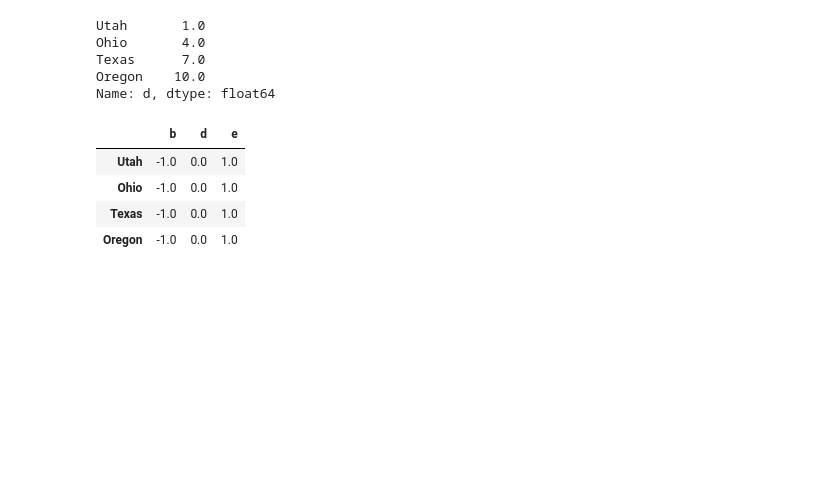
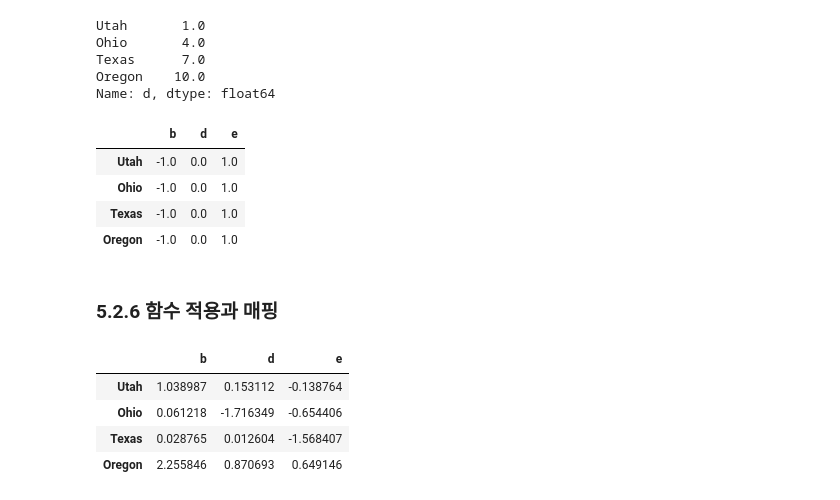
Before and after one commit to Parkseojin2001/Pandas-study, a Jupyter notebook: Pandas/Chapter5.ipynb, the cells around one changed output. Saved outputs shown, nothing was run; the diff lists cells and outputs as text; code cells hidden in the pictures; blank space fills up the shorter version.

```diff
--- a/Pandas/Chapter5.ipynb
+++ b/Pandas/Chapter5.ipynb
@@ -1110,3 +1110,16 @@ frame.sub(series3, axis = 'index')
 | Ohio | -1.0 | 0.0 | 1.0 |
 | Texas | -1.0 | 0.0 | 1.0 |
 | Oregon | -1.0 | 0.0 | 1.0 |
+# %% [markdown]
+### 5.2.6 함수 적용과 매핑
+# %%
+frame = pd.DataFrame(np.random.randn(4, 3), columns = list('bde'),
+                     index = ['Utah', 'Ohio', 'Texas', 'Oregon'])
+# %%
+frame
+# %% [output]
+|  | b | d | e |
+| Utah | 1.038987 | 0.153112 | -0.138764 |
+| Ohio | 0.061218 | -1.716349 | -0.654406 |
+| Texas | 0.028765 | 0.012604 | -1.568407 |
+| Oregon | 2.255846 | 0.870693 | 0.649146 |
```
Also changed, not shown: parts of 9 cells of this notebook.
